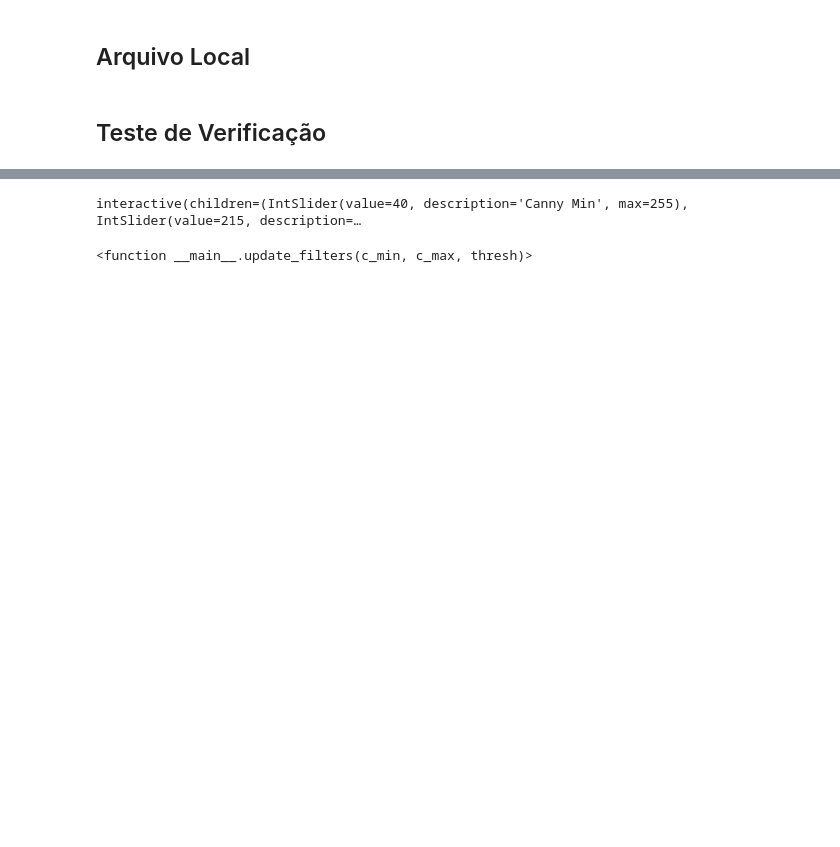
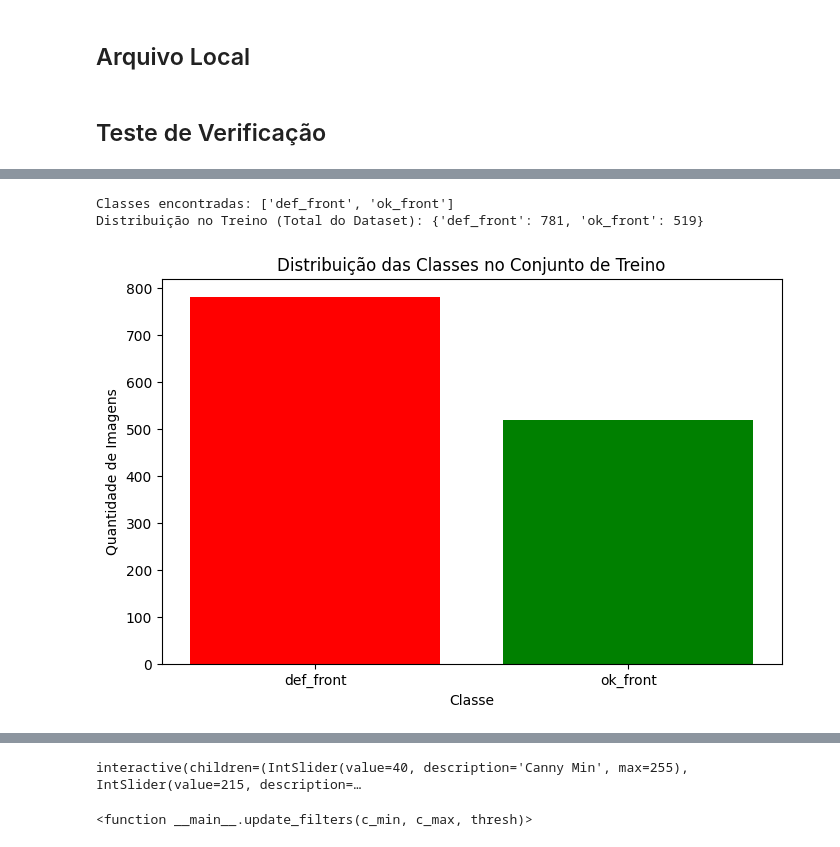
Before and after one commit to dnkamo/SC_TEC-M2_S07-Mini-Projeto-CNN-OpenCV-Pecas, a Jupyter notebook: notebook/SC_TEC_Mod2_Mini_Proj_CNN_OpenCV_Pecas.ipynb, the cells around one changed output, grey strips where cells are left out. Drawn from its saved outputs; the diff is of its cells as text; code cells hidden in the pictures; blank space fills up the shorter version.

```diff
--- a/notebook/SC_TEC_Mod2_Mini_Proj_CNN_OpenCV_Pecas.ipynb
+++ b/notebook/SC_TEC_Mod2_Mini_Proj_CNN_OpenCV_Pecas.ipynb
@@ -79,0 +88,37 @@ casting_512x512/ - 0 arquivos
+# %%
+# ======================================================
+# 1.1 EDA: BALANCEAMENTO DE CLASSES
+# ======================================================
+
+import matplotlib.pyplot as plt
+import os
+
+# Definindo os caminhos das pastas das classes
+dir_ok = 'casting_512x512/ok_front'
+dir_def = 'casting_512x512/def_front'
+
+# Nomes das classes
+nomes_classes = ['def_front', 'ok_front']
+
+# Contando a quantidade de imagens em cada diretório de forma robusta
+qtd_def = len(os.listdir(dir_def)) if os.path.exists(dir_def) else 0
+qtd_ok = len(os.listdir(dir_ok)) if os.path.exists(dir_ok) else 0
+
+# Criando o dicionário correspondente para simular o comportamento anterior
+# 'def_front' mapeado para 0 e 'ok_front' mapeado para 1
+counts_dict = {0: qtd_def, 1: qtd_ok}
+
+print(f"Classes encontradas: {nomes_classes}")
+print(f"Distribuição no Treino (Total do Dataset): {{'def_front': {qtd_def}, 'ok_front': {qtd_ok}}}")
+
+# Plotagem
+plt.figure(figsize=(8, 5))
+plt.bar(nomes_classes, [qtd_def, qtd_ok], color=['red', 'green'])
+plt.title('Distribuição das Classes no Conjunto de Treino')
+plt.xlabel('Classe')
+plt.ylabel('Quantidade de Imagens')
+plt.show()
+# %% [output]
+Classes encontradas: ['def_front', 'ok_front']
+Distribuição no Treino (Total do Dataset): {'def_front': 781, 'ok_front': 519}
+[figure, added]
```
Also changed, not shown: parts of 39 cells of this notebook.
